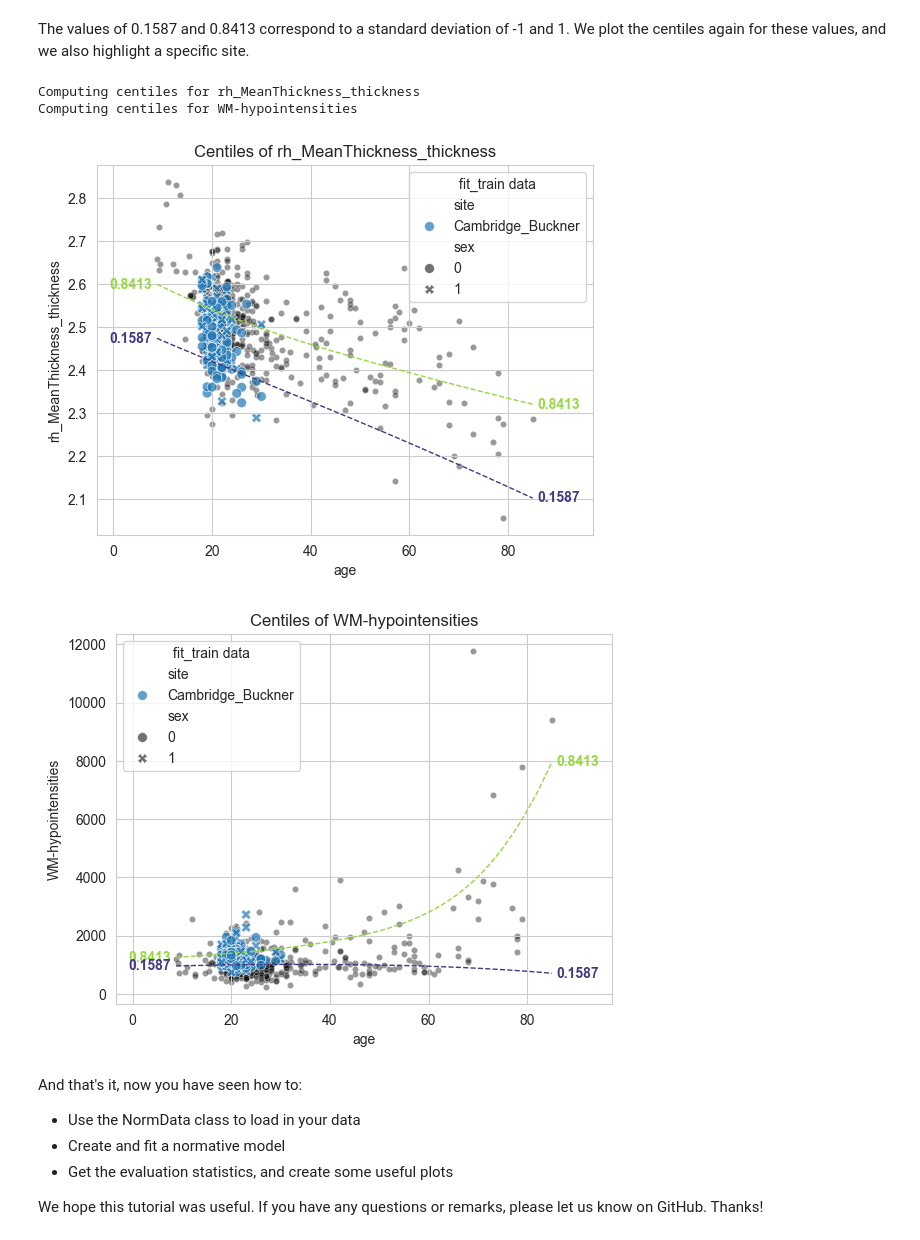
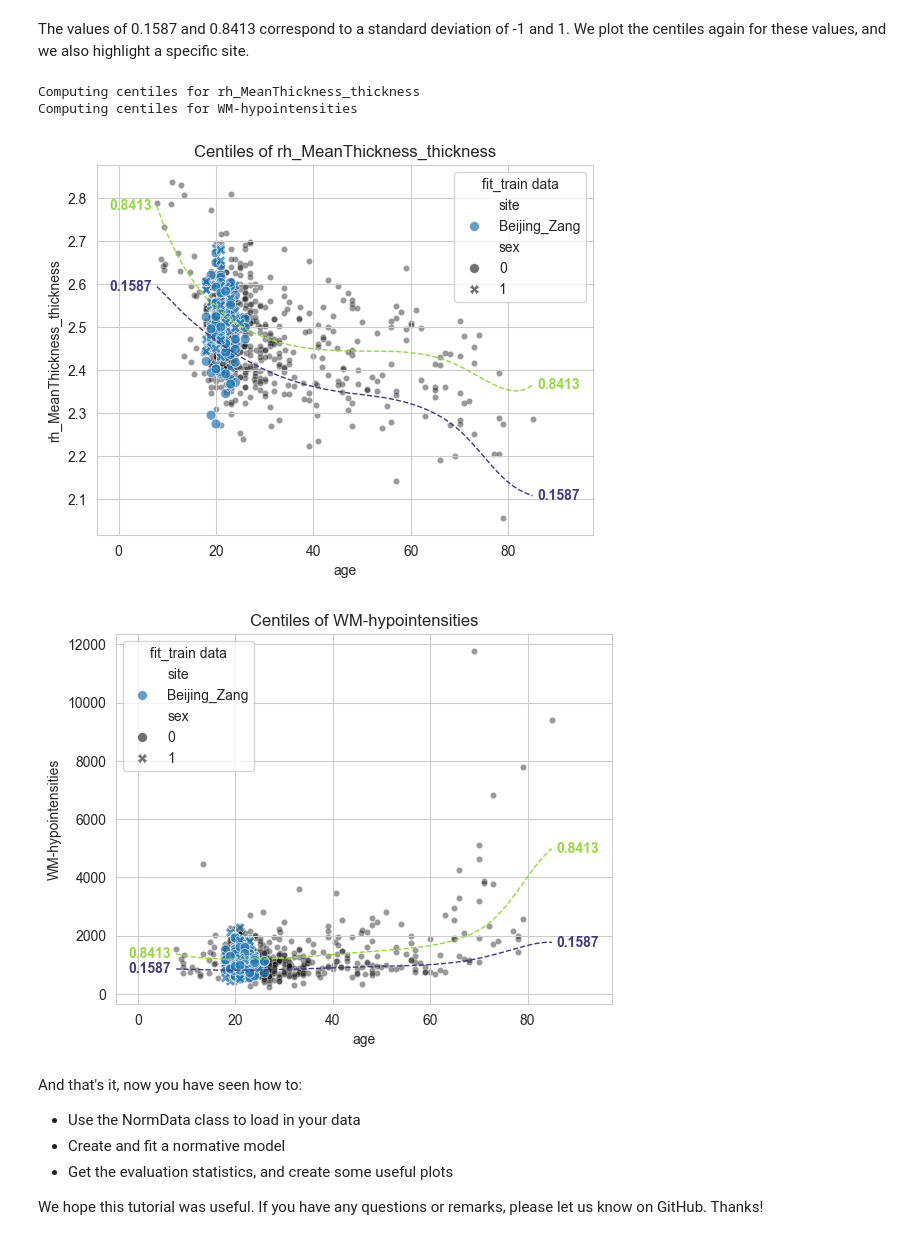
Before and after one commit to amarquand/PCNtoolkit, a Jupyter notebook: example_notebooks/blr_example.ipynb, the cells around one changed output. Cells and saved outputs as stored; diff of their text form; code cells hidden in the pictures.

```diff
--- a/example_notebooks/blr_example.ipynb
+++ b/example_notebooks/blr_example.ipynb
@@ -30,3 +21,24 @@ First we download a small example dataset from github. Saving this dataset on yo
 pd.read_csv(
     "https://raw.githubusercontent.com/predictive-clinical-neuroscience/PCNtoolkit-demo/refs/heads/main/data/fcon1000.csv"
 ).to_csv("resources/data/fcon1000.csv", index=False)
+data = pd.read_csv("resources/data/fcon1000.csv")
+covariates = ["age"]
+batch_effects = ["sex", "site"]
+response_vars = ["rh_MeanThickness_thickness", "WM-hypointensities"]
+norm_data = NormData.from_dataframe(
+    name="full",
+    dataframe=data,
+    covariates=["age"],
+    batch_effects=["sex", "site"],
+    response_vars=["rh_MeanThickness_thickness", "WM-hypointensities"],
+)
+
+# Leave two sites out for doing transfer and extend later
+transfer_sites = ["Milwaukee_b", "Oulu"]
+transfer_data, fit_data = norm_data.split_batch_effects(
+    {"site": transfer_sites}, names=("transfer", "fit")
+)
+
+# Split into train and test sets
+train, test = fit_data.train_test_split()
+transfer_train, transfer_test = transfer_data.train_test_split()
@@ -91,7 +59,7 @@ norm_conf = NormConf(
     save_dir="resources/blr/save_dir",
     inscaler="standardize",
     outscaler="standardize",
-    basis_function="linear",
+    basis_function="bspline",
     basis_function_kwargs={"order": 3, "nknots": 5},
 )
 # %% [output]
@@ -125,4 +86,0 @@ del norm_blr
-# %%
-# Using the factory method
-norm_blr = create_normative_model(norm_conf, blr_conf)
-norm_blr
@@ -276,17 +209,17 @@ The values of 0.1587 and 0.8413 correspond to a standard deviation of -1 and 1.
 # %%
 plot_centiles(
     norm_blr,
     train,
     covariate="age",
     cummul_densities=[0.1587, 0.8413],
     show_data=True,
-    batch_effects={"site": ["Cambridge_Buckner"]},
+    batch_effects={"site": ["Beijing_Zang"]},
 )
 # %% [output]
 Computing centiles for rh_MeanThickness_thickness
 Computing centiles for WM-hypointensities
-[figure, old version]
+[figure, new version]
-[figure, old version]
+[figure, new version]
 # %% [markdown]
 And that's it, now you have seen how to:
 - Use the NormData class to load in your data
```
Also changed, not shown: parts of 28 cells of this notebook, 3 other files.
